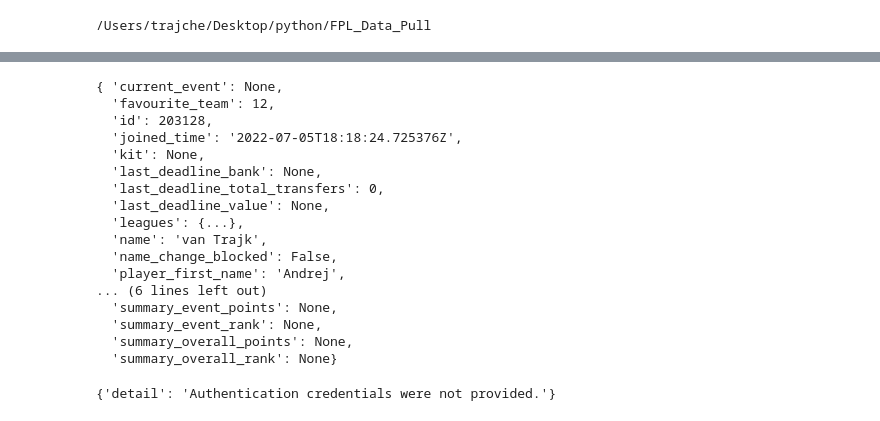
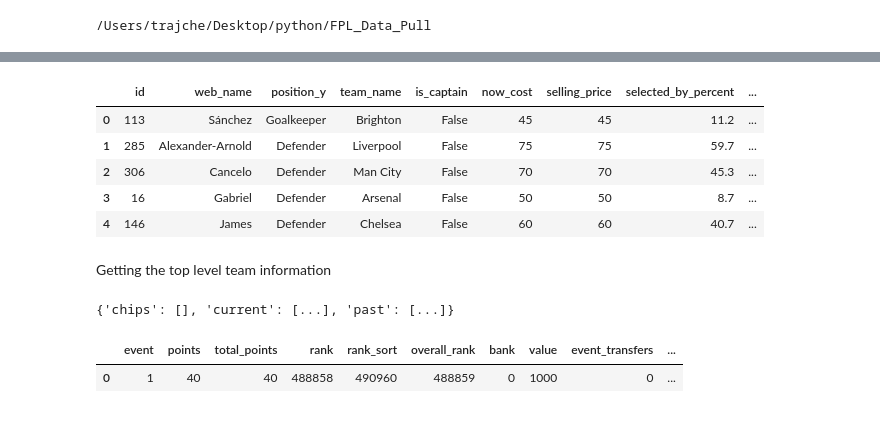
Before and after one commit to andrtraj/FPL_Data_Pull, a Jupyter notebook: fpl_api_connect.ipynb, the cells around one changed output, grey strips where cells are left out. Saved outputs shown, nothing was run; the diff lists cells and outputs as text; code cells hidden in the pictures.

```diff
--- a/fpl_api_connect.ipynb
+++ b/fpl_api_connect.ipynb
@@ -117,0 +169,2 @@ print(p1.head())
+# %%
+myteam_df = pd.merge(myteam, players_condensed, how="left", left_on= "element", right_on= 'id')
@@ -118,39 +190,29 @@ print(p1.head())
+# %%
+myteam_final = myteam_df[["id", "web_name", "position_y", "team_name", "is_captain", "now_cost", "selling_price", "selected_by_percent", "event_points", "total_points"]]
+myteam_final.head()
+# %% [output]
+|  | id | web_name | position_y | team_name | is_captain | now_cost | selling_price | selected_by_percent | ... |
+| 0 | 113 | Sánchez | Goalkeeper | Brighton | False | 45 | 45 | 11.2 | ... |
+| 1 | 285 | Alexander-Arnold | Defender | Liverpool | False | 75 | 75 | 59.7 | ... |
+| 2 | 306 | Cancelo | Defender | Man City | False | 70 | 70 | 45.3 | ... |
+| 3 | 16 | Gabriel | Defender | Arsenal | False | 50 | 50 | 8.7 | ... |
+| 4 | 146 | James | Defender | Chelsea | False | 60 | 60 | 40.7 | ... |
+# %% [markdown]
+Getting the top level team information
 # %%
 # base url for all FPL API endpoints
 base_url = 'https://fantasy.premierleague.com/api/'
 
 # get data from bootstrap-static endpoint
-r = requests.get(base_url+'entry/203128/').json()
+r = requests.get(base_url+'entry/203128/history/').json()
 
 # show the top level fields
 pprint(r, indent=2, depth=1, compact=True)
 # %% [output]
-{ 'current_event': None,
-  'favourite_team': 12,
-  'id': 203128,
-  'joined_time': '2022-07-05T18:18:24.725376Z',
-  'kit': None,
-  'last_deadline_bank': None,
-  'last_deadline_total_transfers': 0,
-  'last_deadline_value': None,
-  'leagues': {...},
-  'name': 'van Trajk',
-  'name_change_blocked': False,
-  'player_first_name': 'Andrej',
-... (6 lines left out)
-  'summary_event_points': None,
-  'summary_event_rank': None,
-  'summary_overall_points': None,
-  'summary_overall_rank': None}
+{'chips': [], 'current': [...], 'past': [...]}
-# %%
-#Get competitors teams
-
-base_url = 'https://fantasy.premierleague.com/api/'
-
-# get data from bootstrap-static endpoint
-r = requests.get(base_url+'my-team/203128/').json()
-
-# show the top level fields
-pprint(r, indent=2, depth=1, compact=True)
-# %% [output]
-{'detail': 'Authentication credentials were not provided.'}
+# %%
+team_info = pd.DataFrame(r['current'])
+team_info
+# %% [output]
+|  | event | points | total_points | rank | rank_sort | overall_rank | bank | value | event_transfers | ... |
+| 0 | 1 | 40 | 40 | 488858 | 490960 | 488859 | 0 | 1000 | 0 | ... |
```
Also changed, not shown: parts of 14 cells of this notebook.
